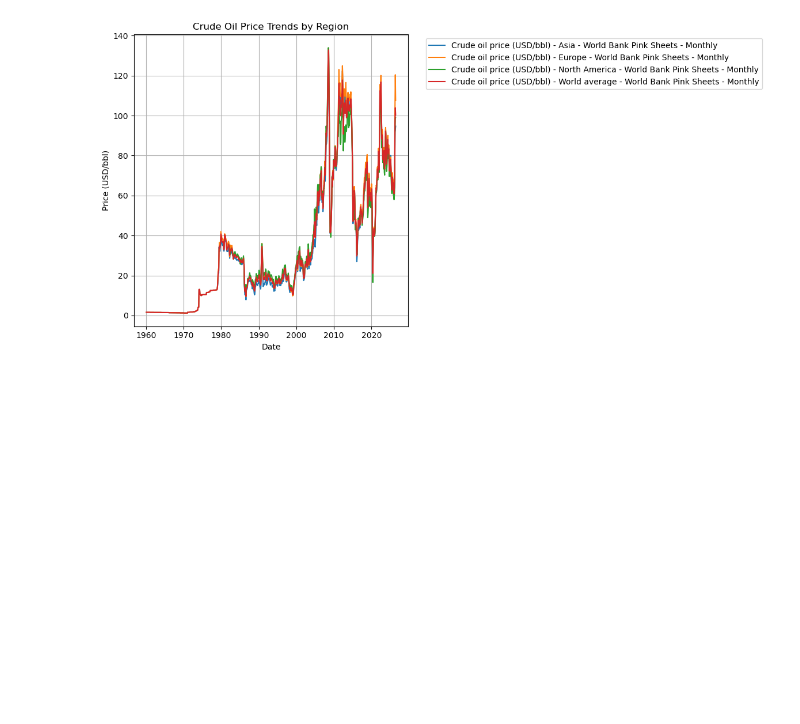
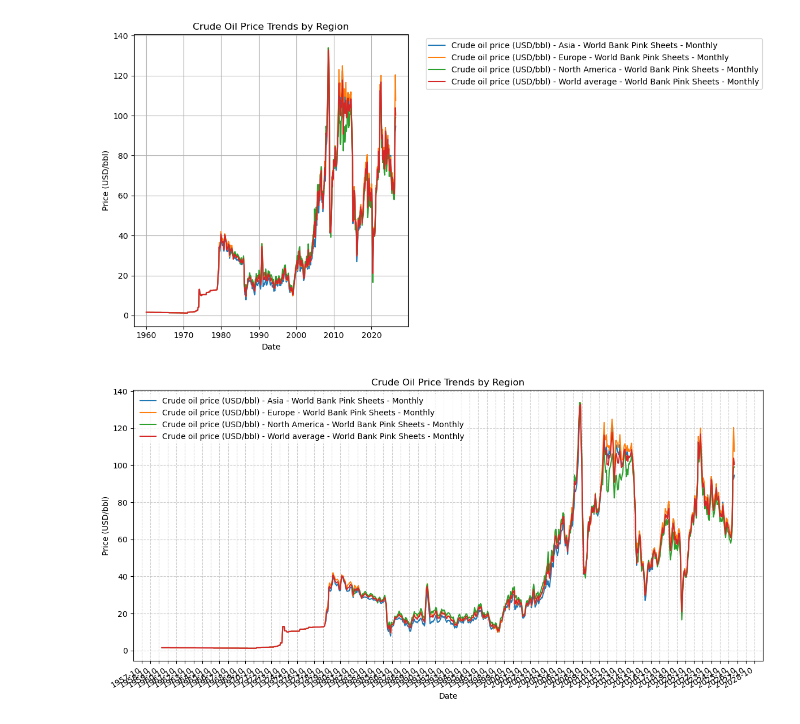
Before and after one commit to RirikaNoda/AI-Immigration, a Jupyter notebook: Visualisation_Board/Cost-Burden_Analysis2_(Ai & Ririka).ipynb, the cells around one changed output. Saved outputs shown, nothing was run; the diff lists cells and outputs as text; code cells hidden in the pictures; blank space fills up the shorter version.

```diff
--- a/Visualisation_Board/Cost-Burden_Analysis2_(Ai & Ririka).ipynb
+++ b/Visualisation_Board/Cost-Burden_Analysis2_(Ai & Ririka).ipynb
@@ -106,3 +106,41 @@ plt.grid(True)
 plt.tight_layout()
 # %% [output]
 [figure]
+# %%
+import matplotlib.pyplot as plt
+import matplotlib.dates as mdates  # 日付目盛りを操作するためのモジュール
+
+# グラフを描画する土台（figとax）を作成
+fig, ax = plt.subplots(figsize=(12, 6))
+
+# region（地域）ごとにグループ化してプロット
+for region_name, group in df.groupby('region'):
+    # plt.plot ではなく ax.plot を使います
+    ax.plot(group['date'], group['price_usd_bbl'], label=region_name)
+
+# --- ここからx軸の間隔・フォーマットの設定 ---
+
+# ① 目盛りの間隔を「月ごと」に設定
+# ※ もし表示期間が長すぎてラベルが重なる場合は、interval=3（3ヶ月ごと）や interval=12（1年ごと）などに調整してください
+ax.xaxis.set_major_locator(mdates.MonthLocator(interval=12))
+
+# ② 日付の表示フォーマットを「年-月（例: 1960-01）」に設定
+ax.xaxis.set_major_formatter(mdates.DateFormatter('%Y-%m'))
+
+# ③ 日付ラベルを少し斜めにして、重なりを防ぐ自動調整
+fig.autofmt_xdate()
+
+# --------------------------------------------
+
+# グラフのタイトルや軸ラベルの設定
+plt.title('Crude Oil Price Trends by Region')
+plt.xlabel('Date')
+plt.ylabel('Price (USD/bbl)')
+
+# 凡例・グリッド・レイアウトの設定
+plt.legend(bbox_to_anchor=(1.05, 1), loc='upper left')
+ax.legend(loc='upper left', frameon=True, facecolor='white', edgecolor='none')
+ax.grid(True, linestyle='--', alpha=0.6)
+plt.tight_layout()
+# %% [output]
+[figure, added]
```
